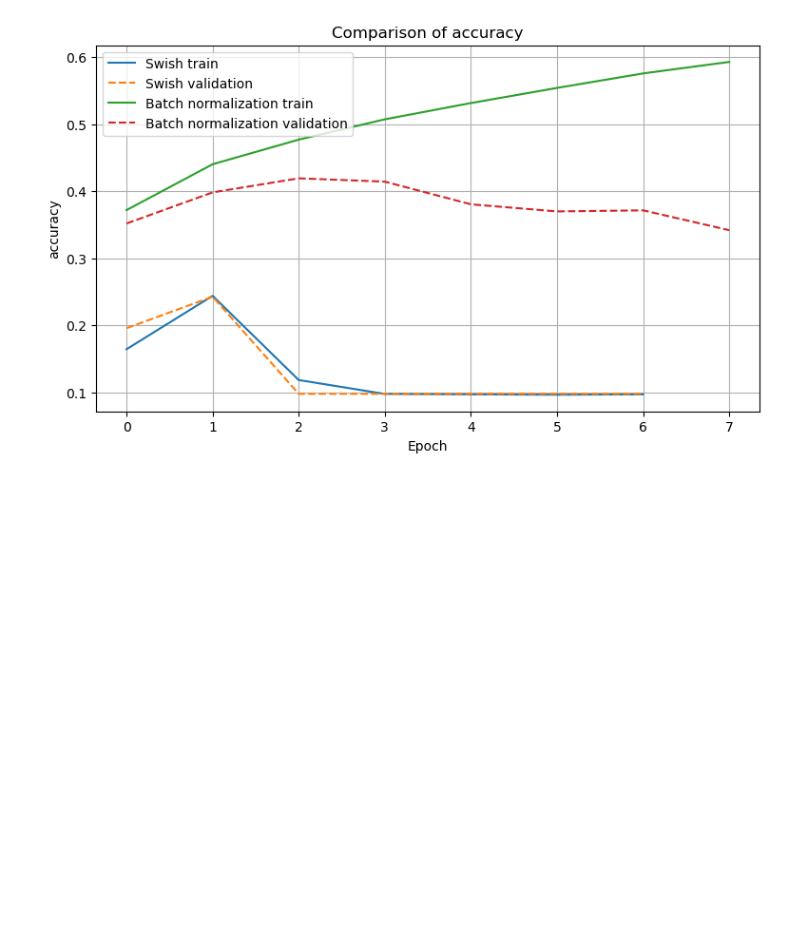
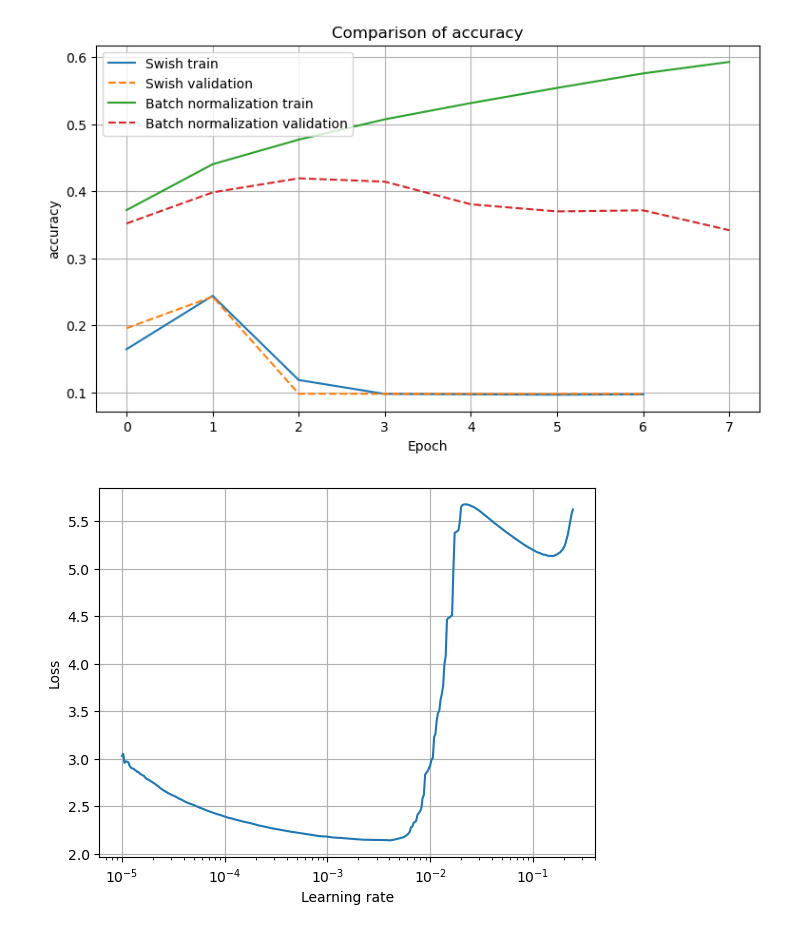
Before and after one commit to sumukha-r/hands-on-machine-learning, a Jupyter notebook: Chapter11-Training-Deep-Neural-Networks.ipynb, the cells around one changed output. Drawn from its saved outputs; the diff is of its cells as text; code cells hidden in the pictures; blank space fills up the shorter version.

```diff
--- a/Chapter11-Training-Deep-Neural-Networks.ipynb
+++ b/Chapter11-Training-Deep-Neural-Networks.ipynb
@@ -156,3 +156,26 @@ compare_histories({"Swish": history, "Batch normalization": bn_history}, "accura
 # %% [output]
 [figure]
 [figure]
+# %%
+X_train_selu = (X_train - 0.5) / 0.5
+X_val_selu = (X_val - 0.5) / 0.5
+X_test_selu = (X_test - 0.5) / 0.5
+# %%
+selu_model = keras.Sequential([keras.layers.Input(shape=(32, 32, 3)), keras.layers.Flatten()])
+
+for _ in range(20):
+    selu_model.add(keras.layers.Dense(100, activation="selu", kernel_initializer="lecun_normal"))
+
+selu_model.add(keras.layers.Dense(10, activation="softmax"))
+selu_model.compile(optimizer=keras.optimizers.Nadam(learning_rate=1e-3), loss="sparse_categorical_crossentropy", metrics=["accuracy"])
+selu_lr_finder = ExponentialLearningRate()
+selu_model.fit(X_train_selu, y_train, epochs=1, batch_size=128, callbacks=[selu_lr_finder], verbose=0)
+
+plt.plot(selu_lr_finder.lrs, selu_lr_finder.losses)
+plt.xscale("log")
+plt.xlabel("Learning rate")
+plt.ylabel("Loss")
+plt.grid(True)
+plt.show()
+# %% [output]
+[figure, added]
```
Also changed, not shown: parts of 10 cells of this notebook.
